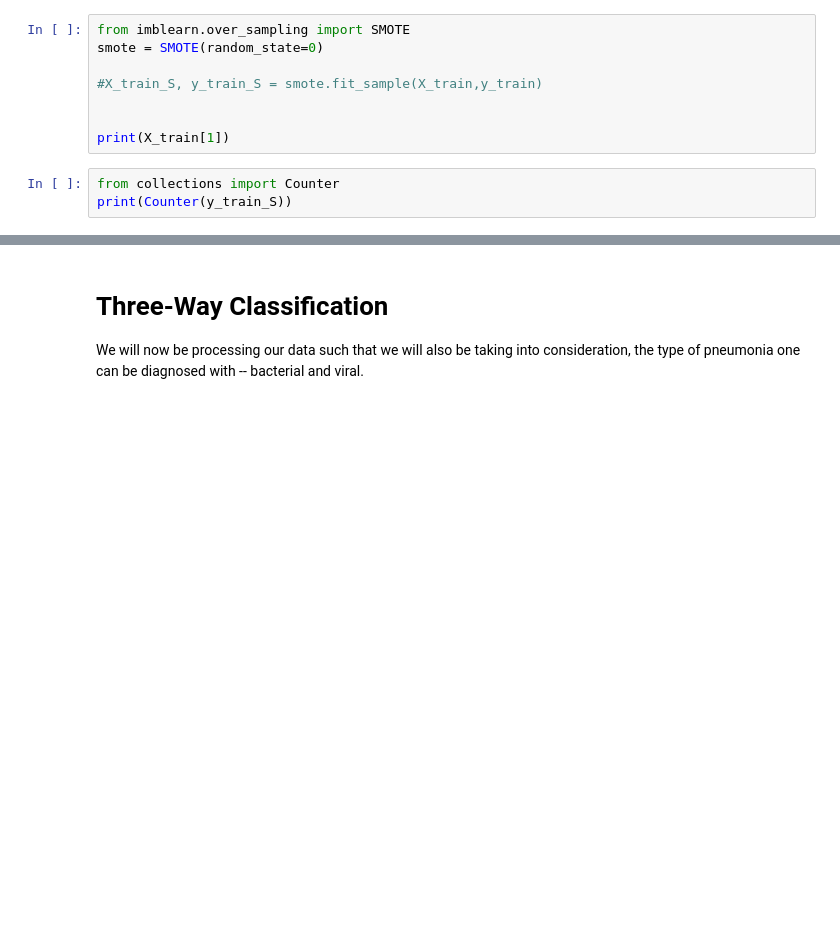
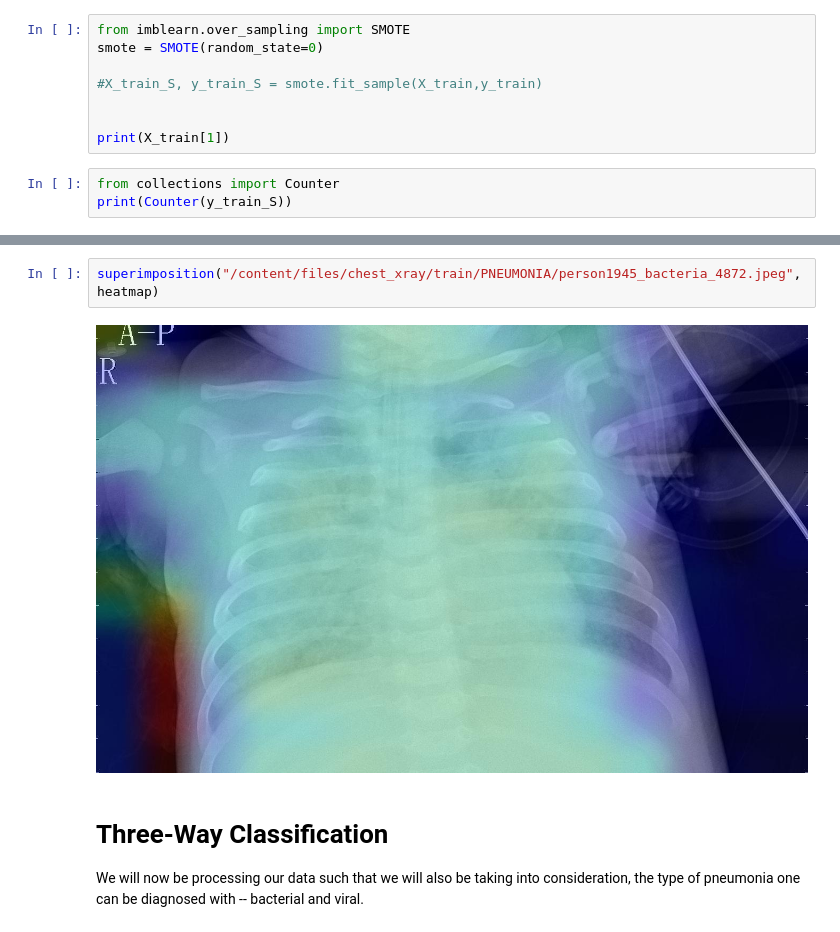
Before and after one commit to xkumachii/pneumonia, a Jupyter notebook: pneumonia_playaround_testing.ipynb, the cells around one changed output, grey strips where cells are left out. Drawn from its saved outputs; the diff is of its cells as text; blank space fills up the shorter version.

```diff
--- a/pneumonia_playaround_testing.ipynb
+++ b/pneumonia_playaround_testing.ipynb
@@ -479,3 +558,7 @@ display(Image(save_path))
+# %%
+superimposition("/content/files/chest_xray/train/PNEUMONIA/person1945_bacteria_4872.jpeg", heatmap)
+# %% [output]
+[figure, added]
 # %% [markdown]
 # Three-Way Classification
 
```
Also changed, not shown: parts of 43 cells of this notebook.
